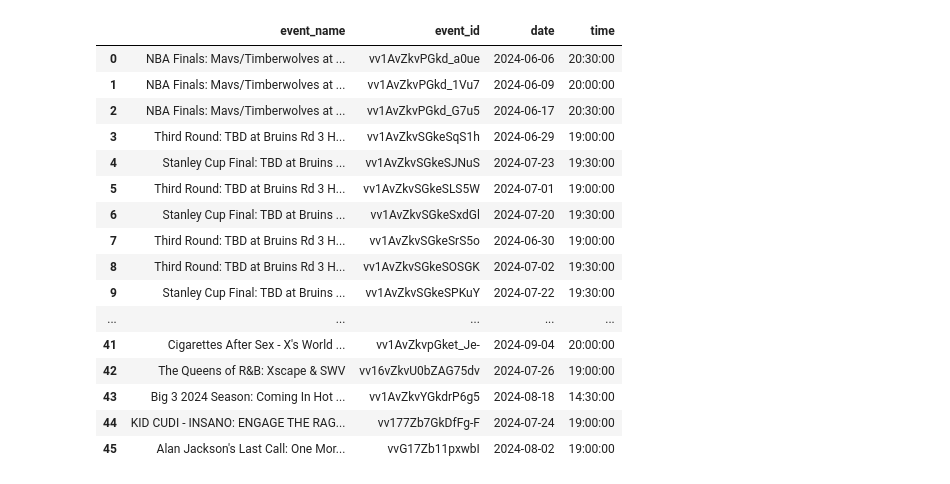
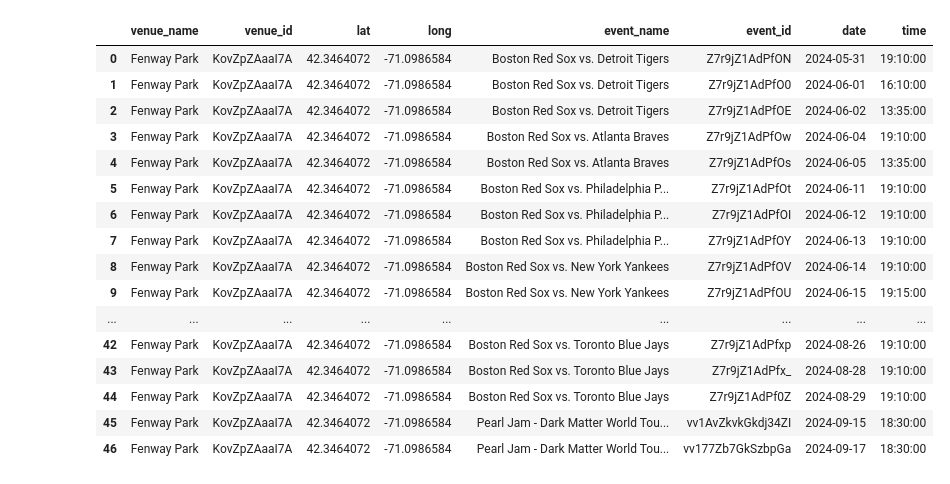
Before and after one commit to sean-r-duffy/tracking-the-t, a Jupyter notebook: ticketmaster_api.ipynb, the cells around one changed output. Saved outputs shown, nothing was run; the diff lists cells and outputs as text; code cells hidden in the pictures.

```diff
--- a/ticketmaster_api.ipynb
+++ b/ticketmaster_api.ipynb
@@ -47,22 +72,22 @@ venue_search = "TD Garden"
 # %%
+venue_search = "Fenway Park"
 df = pull_venue_event_dates(venue_search, api_key)
+df
+# %% [output]
+|  | venue_name | venue_id | lat | long | event_name | event_id | date | time |
+| 0 | Fenway Park | KovZpZAaaI7A | 42.3464072 | -71.0986584 | Boston Red Sox vs. Detroit Tigers | Z7r9jZ1AdPfON | 2024-05-31 | 19:10:00 |
+| 1 | Fenway Park | KovZpZAaaI7A | 42.3464072 | -71.0986584 | Boston Red Sox vs. Detroit Tigers | Z7r9jZ1AdPfO0 | 2024-06-01 | 16:10:00 |
+| 2 | Fenway Park | KovZpZAaaI7A | 42.3464072 | -71.0986584 | Boston Red Sox vs. Detroit Tigers | Z7r9jZ1AdPfOE | 2024-06-02 | 13:35:00 |
+| 3 | Fenway Park | KovZpZAaaI7A | 42.3464072 | -71.0986584 | Boston Red Sox vs. Atlanta Braves | Z7r9jZ1AdPfOw | 2024-06-04 | 19:10:00 |
+| 4 | Fenway Park | KovZpZAaaI7A | 42.3464072 | -71.0986584 | Boston Red Sox vs. Atlanta Braves | Z7r9jZ1AdPfOs | 2024-06-05 | 13:35:00 |
+| 5 | Fenway Park | KovZpZAaaI7A | 42.3464072 | -71.0986584 | Boston Red Sox vs. Philadelphia P... | Z7r9jZ1AdPfOt | 2024-06-11 | 19:10:00 |
+| 6 | Fenway Park | KovZpZAaaI7A | 42.3464072 | -71.0986584 | Boston Red Sox vs. Philadelphia P... | Z7r9jZ1AdPfOI | 2024-06-12 | 19:10:00 |
+| 7 | Fenway Park | KovZpZAaaI7A | 42.3464072 | -71.0986584 | Boston Red Sox vs. Philadelphia P... | Z7r9jZ1AdPfOY | 2024-06-13 | 19:10:00 |
+| 8 | Fenway Park | KovZpZAaaI7A | 42.3464072 | -71.0986584 | Boston Red Sox vs. New York Yankees | Z7r9jZ1AdPfOV | 2024-06-14 | 19:10:00 |
+| 9 | Fenway Park | KovZpZAaaI7A | 42.3464072 | -71.0986584 | Boston Red Sox vs. New York Yankees | Z7r9jZ1AdPfOU | 2024-06-15 | 19:15:00 |
+| ... | ... | ... | ... | ... | ... | ... | ... | ... |
+| 42 | Fenway Park | KovZpZAaaI7A | 42.3464072 | -71.0986584 | Boston Red Sox vs. Toronto Blue Jays | Z7r9jZ1AdPfxp | 2024-08-26 | 19:10:00 |
+| 43 | Fenway Park | KovZpZAaaI7A | 42.3464072 | -71.0986584 | Boston Red Sox vs. Toronto Blue Jays | Z7r9jZ1AdPfx_ | 2024-08-28 | 19:10:00 |
+| 44 | Fenway Park | KovZpZAaaI7A | 42.3464072 | -71.0986584 | Boston Red Sox vs. Toronto Blue Jays | Z7r9jZ1AdPf0Z | 2024-08-29 | 19:10:00 |
+| 45 | Fenway Park | KovZpZAaaI7A | 42.3464072 | -71.0986584 | Pearl Jam - Dark Matter World Tou... | vv1AvZkvkGkdj34ZI | 2024-09-15 | 18:30:00 |
+| 46 | Fenway Park | KovZpZAaaI7A | 42.3464072 | -71.0986584 | Pearl Jam - Dark Matter World Tou... | vv177Zb7GkSzbpGa | 2024-09-17 | 18:30:00 |
-# %%
-df
-# %% [output]
-|  | event_name | event_id | date | time |
-| 0 | NBA Finals: Mavs/Timberwolves at ... | vv1AvZkvPGkd_a0ue | 2024-06-06 | 20:30:00 |
-| 1 | NBA Finals: Mavs/Timberwolves at ... | vv1AvZkvPGkd_1Vu7 | 2024-06-09 | 20:00:00 |
-| 2 | NBA Finals: Mavs/Timberwolves at ... | vv1AvZkvPGkd_G7u5 | 2024-06-17 | 20:30:00 |
-| 3 | Third Round: TBD at Bruins Rd 3 H... | vv1AvZkvSGkeSqS1h | 2024-06-29 | 19:00:00 |
-| 4 | Stanley Cup Final: TBD at Bruins ... | vv1AvZkvSGkeSJNuS | 2024-07-23 | 19:30:00 |
-| 5 | Third Round: TBD at Bruins Rd 3 H... | vv1AvZkvSGkeSLS5W | 2024-07-01 | 19:00:00 |
-| 6 | Stanley Cup Final: TBD at Bruins ... | vv1AvZkvSGkeSxdGl | 2024-07-20 | 19:30:00 |
-| 7 | Third Round: TBD at Bruins Rd 3 H... | vv1AvZkvSGkeSrS5o | 2024-06-30 | 19:00:00 |
-| 8 | Third Round: TBD at Bruins Rd 3 H... | vv1AvZkvSGkeSOSGK | 2024-07-02 | 19:30:00 |
-| 9 | Stanley Cup Final: TBD at Bruins ... | vv1AvZkvSGkeSPKuY | 2024-07-22 | 19:30:00 |
-| ... | ... | ... | ... | ... |
-| 41 | Cigarettes After Sex - X's World ... | vv1AvZkvpGket_Je- | 2024-09-04 | 20:00:00 |
-| 42 | The Queens of R&B: Xscape & SWV | vv16vZkvU0bZAG75dv | 2024-07-26 | 19:00:00 |
-| 43 | Big 3 2024 Season: Coming In Hot ... | vv1AvZkvYGkdrP6g5 | 2024-08-18 | 14:30:00 |
-| 44 | KID CUDI - INSANO: ENGAGE THE RAG... | vv177Zb7GkDfFg-F | 2024-07-24 | 19:00:00 |
-| 45 | Alan Jackson's Last Call: One Mor... | vvG17Zb11pxwbI | 2024-08-02 | 19:00:00 |
```
Also changed, not shown: parts of 5 cells of this notebook.
